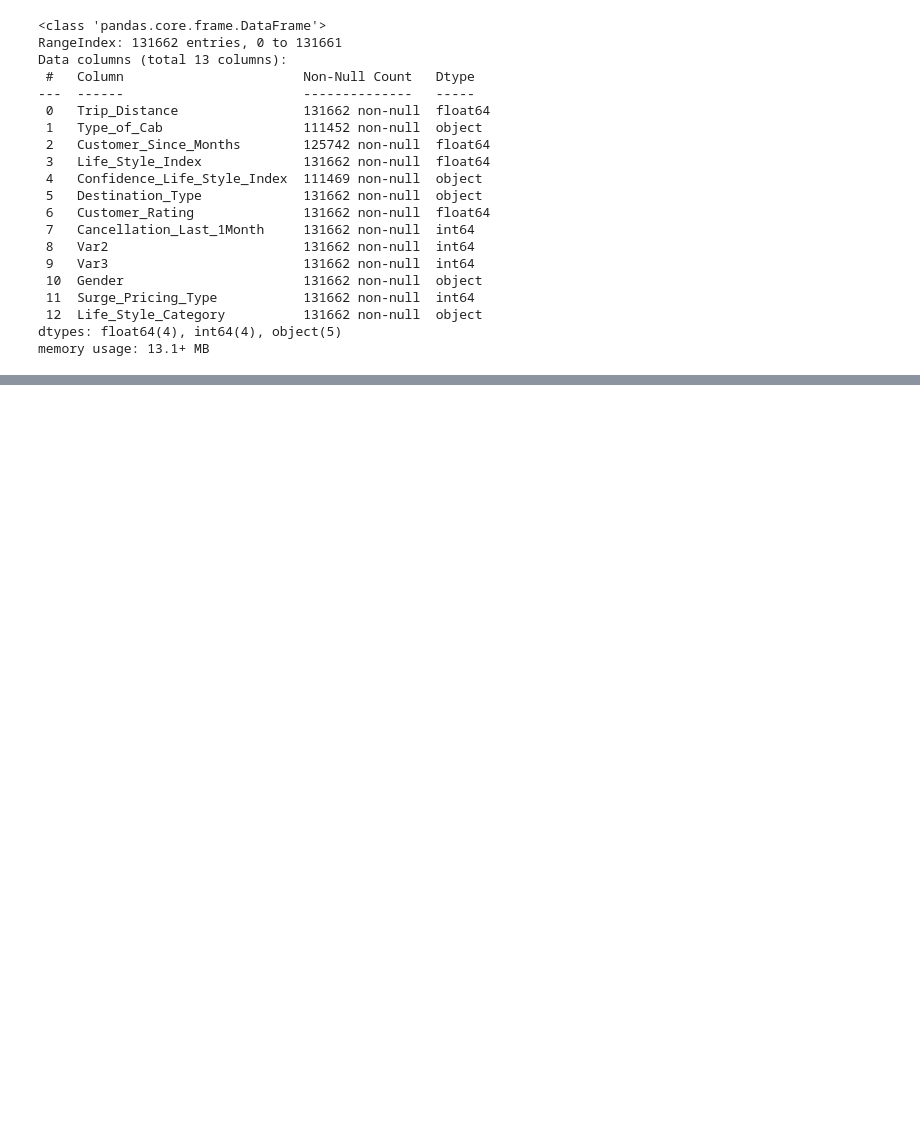
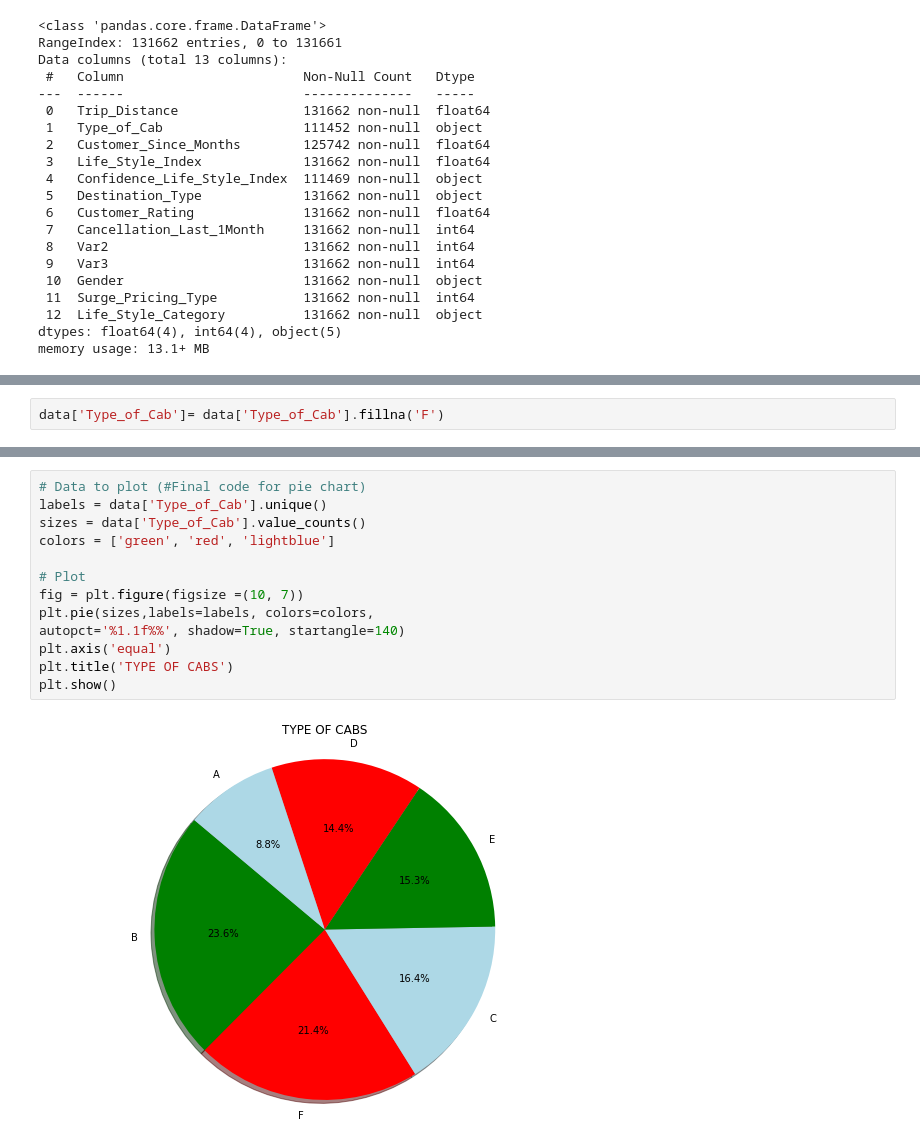
Before and after one commit to sspaulc/TAXI-MOBILITY-SURGE-PRICE-PREDICTION, a Jupyter notebook: Taxi_Price_Surge_Prediction.ipynb, the cells around one changed output, grey strips where cells are left out. Drawn from its saved outputs; the diff is of its cells as text; blank space fills up the shorter version.

```diff
--- a/Taxi_Price_Surge_Prediction.ipynb
+++ b/Taxi_Price_Surge_Prediction.ipynb
@@ -164,0 +194,2 @@ Name: Customer_Since_Months, dtype: float64
+# %%
+data['Type_of_Cab']= data['Type_of_Cab'].fillna('F')
@@ -164,0 +206,15 @@ Name: Customer_Since_Months, dtype: float64
+# %%
+# Data to plot (#Final code for pie chart)
+labels = data['Type_of_Cab'].unique()
+sizes = data['Type_of_Cab'].value_counts()
+colors = ['green', 'red', 'lightblue']
+
+# Plot
+fig = plt.figure(figsize =(10, 7))
+plt.pie(sizes,labels=labels, colors=colors,
+autopct='%1.1f%%', shadow=True, startangle=140)
+plt.axis('equal')
+plt.title('TYPE OF CABS')
+plt.show()
+# %% [output]
+[figure, added]
```
Also changed, not shown: parts of 12 cells of this notebook.
